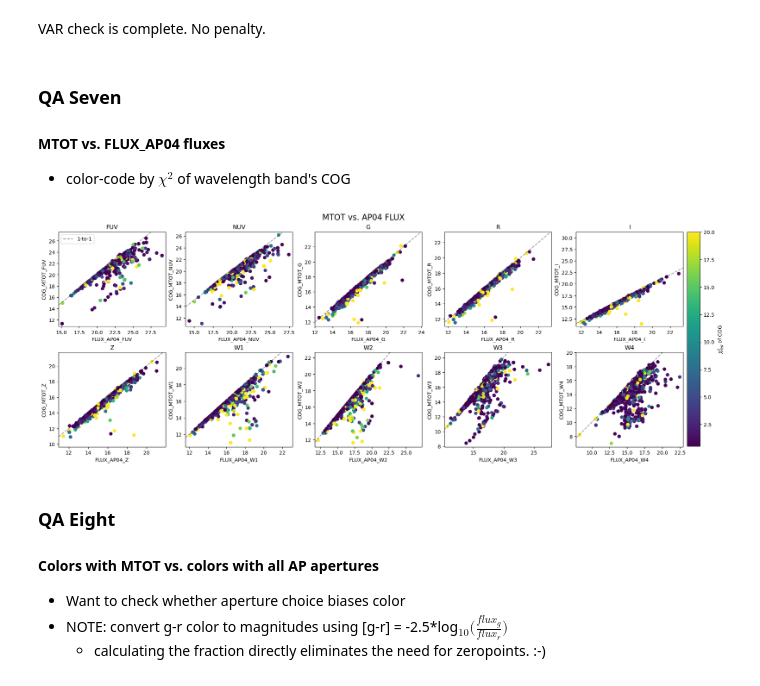
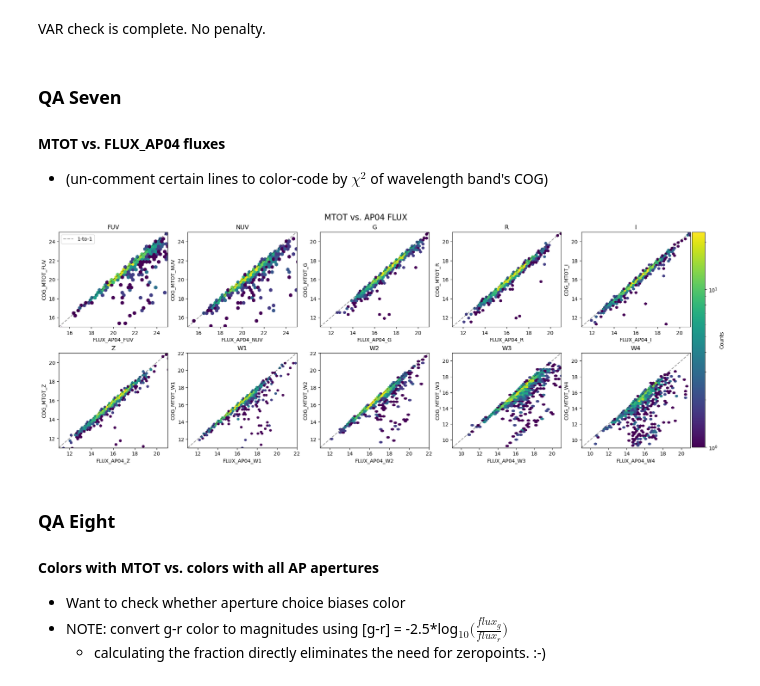
Before and after one commit to gammaspire/wisesize, a Jupyter notebook: SGA2025/SGA2025_test_catalog_1440.ipynb, the cells around one changed output. Saved outputs shown, nothing was run; the diff lists cells and outputs as text; code cells hidden in the pictures.

```diff
--- a/SGA2025/SGA2025_test_catalog_1440.ipynb
+++ b/SGA2025/SGA2025_test_catalog_1440.ipynb
@@ -270,19 +280,20 @@ for i, ax in enumerate(axes_flat, start=1):
 
     err_flag=(ellipse_tab[mtot_errs[i-1]]<10) & (ellipse_tab[mtots[i-1]]!=0)
 
-    im1 = ax.hexbin(
-        ellipse_tab[err_flag][mtots[i-1]],
-        ellipse_tab[err_flag][mtot_errs[i-1]],
-        C=red_chi2[err_flag], gridsize=50, mincnt=1, linewidths=0.5, edgecolors='gray',
-        reduce_C_function=np.median,
-        bins='log', vmin=0.1, vmax=20)
+    im1=ax.scatter(ellipse_tab[err_flag][mtots[i-1]],
+        ellipse_tab[err_flag][mtot_errs[i-1]],alpha=0.15,
+                  c=red_chi2[err_flag],vmin=0.1, vmax=20,
+                  s=10)
 
     ax.axhline(0,color='black',ls='--',alpha=0.4)
-    ax.set_ylim(-0.5,6.1)
+    ax.set_ylim(2e-3,12)
 
-cbar_ax = fig.add_axes([1.02, 0.125, 0.03, 0.75])
+    ax.set_yscale('log')
+
+cbar_ax = fig.add_axes([1.02, 0.085, 0.03, 0.85])
 cbar = fig.colorbar(im1, cax=cbar_ax)
 cbar.set_label(r'COG $\chi^2_{red}$', fontsize=16)
+cbar.solids.set(alpha=1)
 
 plt.show()
 # %% [output]
@@ -428,7 +441,7 @@ for i, ax in enumerate(axes_flat, start=1):
 
     if i<7:
         index = i-1
-        ylim = 0, 0
+        ylim = 0.1, 7
         title = bands[index]
 
         flag=np.ones(len(ellipse_tab), dtype=bool)
@@ -455,6 +468,7 @@ for i, ax in enumerate(axes_flat, start=1):
 
     ax.axline([0,0],slope=1,color='black',ls='--',alpha=0.4, label='1-to-1')
     ax.set_xlim(xlim)
+    ax.set_ylim(ylim)
 
     if i==1:
         ax.legend(loc='upper left')
@@ -516,7 +532,7 @@ VAR check is complete. No penalty.
 # %% [markdown]
 ### QA Seven
 #### MTOT vs. FLUX_AP04 fluxes
- - color-code by $\chi^2$ of wavelength band's COG
+ - (un-comment certain lines to color-code by $\chi^2$ of wavelength band's COG)
 # %%
 bands=['FUV','NUV','G','R','I','Z','W1','W2','W3','W4']   #uppercase GRIZ for FLUX_AP04_ and COG_MTOT_
 
@@ -528,42 +544,73 @@ fig, axes = plt.subplots(nrows=2, ncols=5, figsize=(18, 7), constrained_layout=T
 axes_flat = axes.ravel()
 
 for i, ax in enumerate(axes_flat, start=1):
     ap04 = ap04s[i-1]
     mtot = mtots[i-1]
 
     err_flag = (ellipse_tab[mtot]!=0)
 
     ap04_mag = 22.5 - 2.5*np.log10(ellipse_tab[ap04])
     mtot_mag = ellipse_tab[mtot]
 
-    chi_red = ellipse_tab[f'COG_CHI2_{band}']/ellipse_tab[f'COG_NDOF_{band}']
+    #chi_red = ellipse_tab[f'COG_CHI2_{band}']/ellipse_tab[f'COG_NDOF_{band}']
 
     ax.set_title(bands[i-1])
     ax.set_xlabel(ap04)
     ax.set_ylabel(mtot)
 
-    im=ax.scatter(ap04_mag[err_flag], mtot_mag[err_flag],
-              c=chi_red[err_flag], vmin=0.5, vmax=20)
+    #im=ax.scatter(ap04_mag[err_flag], mtot_mag[err_flag],
+    #          c=chi_red[err_flag], vmin=0.5, vmax=20)
+
+    im=ax.hexbin(ap04_mag[err_flag], mtot_mag[err_flag],
+        gridsize=50, mincnt=1,
+        reduce_C_function=np.median,
+        bins='log')
+
+
     ax.axline([0,0],slope=1,color='black',alpha=0.4,ls='--',label='1-to-1')
 
-    ax.set_xlim(np.min(ap04_mag[err_flag&(~np.isnan(ap04_mag))])-0.5,
-                np.max(ap04_mag[err_flag&(~np.isnan(ap04_mag))])+0.5)
+    #ax.set_xlim(np.min(ap04_mag[err_flag&(~np.isnan(ap04_mag))])-0.5,
+    #            np.max(ap04_mag[err_flag&(~np.isnan(ap04_mag))])+0.5)
 
-    ax.set_ylim(np.min(mtot_mag[err_flag&(~np.isnan(mtot_mag))])-0.5,
-                np.max(mtot_mag[err_flag&(~np.isnan(mtot_mag))])+0.5)
+    #ax.set_ylim(np.min(mtot_mag[err_flag&(~np.isnan(mtot_mag))])-0.5,
+    #            np.max(mtot_mag[err_flag&(~np.isnan(mtot_mag))])+0.5)
+
+    if i<=2:
+        ax.set_xlim(15,25)
+        ax.set_ylim(15,25)
+
+    elif i in [3,4,5,6]:
+        ax.set_xlim(11,21)
+        ax.set_ylim(11,21)
+
+    elif i in [7,8]:
+        ax.set_xlim(11,22)
+        ax.set_ylim(11,22)
+
+    elif i in [9,10]:
+        ax.set_xlim(9,21)
+        ax.set_ylim(9,21)
+
+    else:
+        ax.set_xlim(10,22)
+        ax.set_ylim(10,22)
 
     if i==1:
         ax.legend(loc='upper left')
 
 #relative x coord, relative y coord, relative thickness/width, relative length
+#cbar_ax = fig.add_axes([1, 0.07, 0.02, 0.85])
+#cbar=fig.colorbar(im, cax=cbar_ax, label=r'$\chi^2_{red}$ of COG')
+
 cbar_ax = fig.add_axes([1, 0.07, 0.02, 0.85])
-cbar=fig.colorbar(im, cax=cbar_ax, label=r'$\chi^2_{red}$ of COG')
+cbar=fig.colorbar(im, cax=cbar_ax, label=r'Counts')
+
 
 fig.suptitle(r'MTOT vs. AP04 FLUX',fontsize=16)
 
 plt.show()
 # %% [output]
-[figure, old version]
+[figure, new version]
 # %% [markdown]
 ### QA Eight
 #### Colors with MTOT vs. colors with all AP apertures
```
Also changed, not shown: parts of 22 cells of this notebook, 1 other file.
